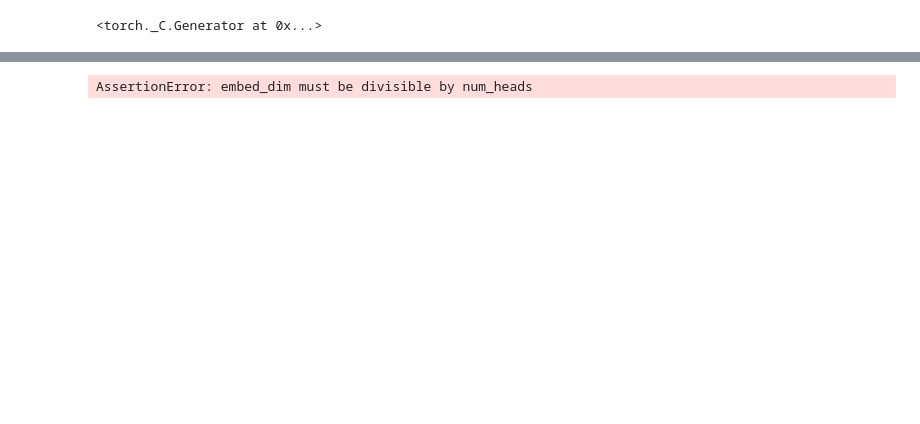
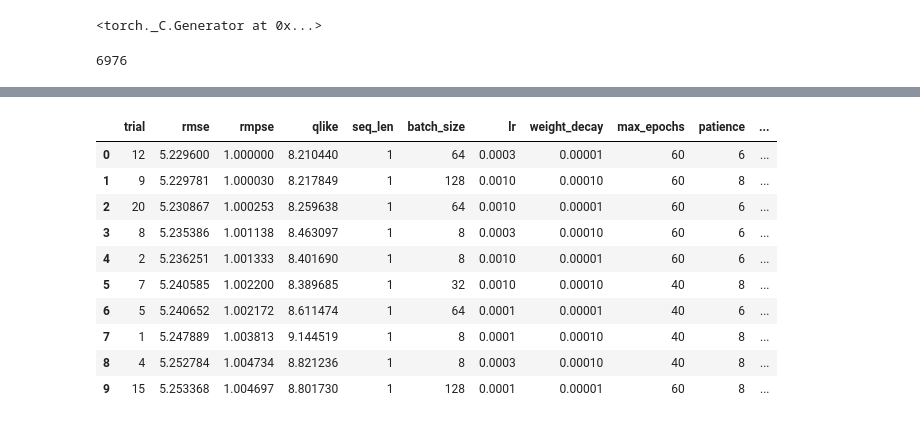
Before and after one commit to C3lineTan/DSE4101-CryptoWhale-2, a Jupyter notebook: ETH Models/Transformer/transformer_random_ETH.ipynb, the cells around one changed output, grey strips where cells are left out. Saved outputs shown, nothing was run; the diff lists cells and outputs as text; code cells hidden in the pictures; blank space fills up the shorter version.

```diff
--- a/ETH Models/Transformer/transformer_random_ETH.ipynb
+++ b/ETH Models/Transformer/transformer_random_ETH.ipynb
@@ -40,4 +54,32 @@ y_raw = df[["timestamp", target_col]].copy()
+# %%
+n_total = len(X_raw)
+split_idx = int(n_total * 0.85)
+print(split_idx)
+X_train_raw = X_raw[:split_idx]
+y_train_raw = y_raw[:split_idx]
+X_test_raw = X_raw[split_idx+1:]
+y_test_raw = y_raw[split_idx+1:]
+# %% [output]
+6976
+# %%
+def to_variance(arr, fmt="raw"):
+    arr = np.asarray(arr, float)
+    if fmt == "raw":        return arr
+    if fmt == "log_sigma":  return np.exp(2.0*arr)
+    if fmt == "log_var":    return np.exp(arr)
+    raise ValueError
 # %%
+class SinusoidalPositionalEncoding(nn.Module):
+    def __init__(self, d_model, max_len=10000):
+        super().__init__()
+        pe = torch.zeros(max_len, d_model)
+        pos = torch.arange(0, max_len, dtype=torch.float).unsqueeze(1)
+        div = torch.exp(torch.arange(0, d_model, 2).float() * (-math.log(10000.0)/d_model))
+        pe[:, 0::2] = torch.sin(pos * div)
+        pe[:, 1::2] = torch.cos(pos * div)
+        self.register_buffer("pe", pe.unsqueeze(0))
+    def forward(self, x):
+        return x + self.pe[:, :x.size(1), :]
 
 # -----------------------------
 # Random Synthesizer Attention
@@ -198,7 +240,7 @@ class RandomSynthesizerTransformer(nn.Module):
 
 @dataclass
 class TrainConfig:
-    seq_len: int = 12
+    seq_len: int = 1
     batch_size: int = 8
     lr: float = 3e-4
     weight_decay: float = 1e-4
@@ -224,6 +266,11 @@ def build_model_random_synth(input_dim: int, cfg: TrainConfig, out_dim: int = 1)
         causal=cfg.causal,
         out_dim=out_dim,
     )
+# %%
+def _quick_diag(tag, yv_true, yv_pred):
+    print(f"[{tag}] y_true mean={yv_true.mean():.4g} std={yv_true.std():.4g} | "
+          f"y_pred mean={yv_pred.mean():.4g} std={yv_pred.std():.4g} | "
+          f"uniq_pred≈{np.unique(np.round(yv_pred,6)).size}")
 # %%
 # ---------- Metrics ----------
 def rmse(y_true, y_pred):
@@ -495,18 +578,10 @@ def train_on_timespan(X_df, y_df, cfg: TrainConfig, train_until_time: Optional[p
     }
     return model, (v_true, v_pred, t_seq[te_idx]), metrics
 # %%
-# Hyperparameter tuning with 5-fold purged rolling CV (24h)
-cutoff_time = pd.Timestamp("2025-08-23 16:00:00+00:00")
-X_raw["timestamp"] = pd.to_datetime(X_raw["timestamp"], utc=True)
-y_raw["timestamp"] = pd.to_datetime(y_raw["timestamp"], utc=True)
-X_raw = X_raw.sort_values("timestamp").reset_index(drop=True)
-y_raw = y_raw.sort_values("timestamp").reset_index(drop=True)
-X_train = X_raw[X_raw["timestamp"] < cutoff_time]
-y_train = y_raw[y_raw["timestamp"] < cutoff_time]
-
+# Hyperparameter tuning with 5-fold purged rolling CV (
 best_cfg, cv_table, best_cv = run_cv_random_synth(
-    X_df=X_train, y_df=y_train,
-    n_folds=5, purge_hours=24,
+    X_df=X_train_raw, y_df=y_train_raw,
+    n_folds=5, purge_hours=1,
     n_trials=20,
     metric_for_early_select="rmse"
 )
@@ -531,2 +609,12 @@ display(cv_table.head(10))
-AssertionError: embed_dim must be divisible by num_heads
+|  | trial | rmse | rmpse | qlike | seq_len | batch_size | lr | weight_decay | max_epochs | patience | ... |
+| 0 | 12 | 5.229600 | 1.000000 | 8.210440 | 1 | 64 | 0.0003 | 0.00001 | 60 | 6 | ... |
+| 1 | 9 | 5.229781 | 1.000030 | 8.217849 | 1 | 128 | 0.0010 | 0.00010 | 60 | 8 | ... |
+| 2 | 20 | 5.230867 | 1.000253 | 8.259638 | 1 | 64 | 0.0010 | 0.00001 | 60 | 6 | ... |
+| 3 | 8 | 5.235386 | 1.001138 | 8.463097 | 1 | 8 | 0.0003 | 0.00010 | 60 | 6 | ... |
+| 4 | 2 | 5.236251 | 1.001333 | 8.401690 | 1 | 8 | 0.0010 | 0.00001 | 60 | 6 | ... |
+| 5 | 7 | 5.240585 | 1.002200 | 8.389685 | 1 | 32 | 0.0010 | 0.00010 | 40 | 8 | ... |
+| 6 | 5 | 5.240652 | 1.002172 | 8.611474 | 1 | 64 | 0.0001 | 0.00001 | 40 | 6 | ... |
+| 7 | 1 | 5.247889 | 1.003813 | 9.144519 | 1 | 8 | 0.0001 | 0.00010 | 40 | 8 | ... |
+| 8 | 4 | 5.252784 | 1.004734 | 8.821236 | 1 | 8 | 0.0003 | 0.00010 | 40 | 8 | ... |
+| 9 | 15 | 5.253368 | 1.004697 | 8.801730 | 1 | 128 | 0.0001 | 0.00001 | 60 | 8 | ... |
 # %%
```
Also changed, not shown: parts of 13 cells of this notebook.
